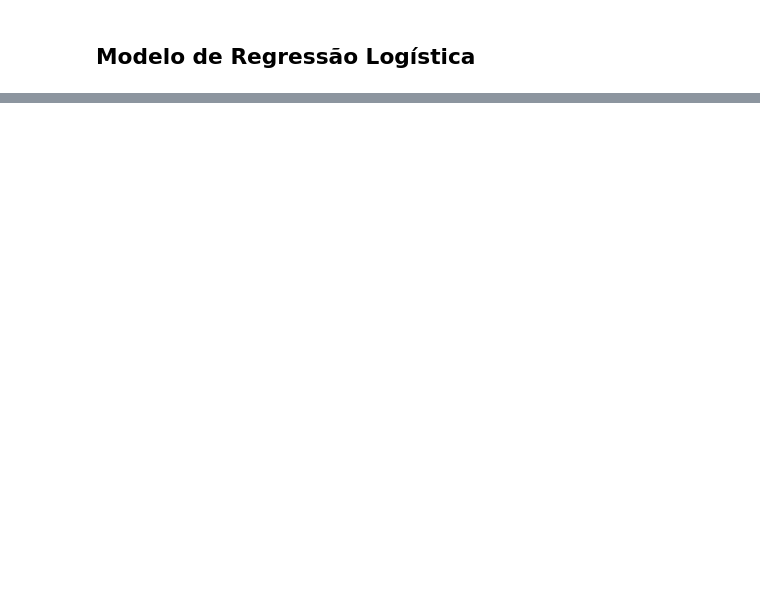
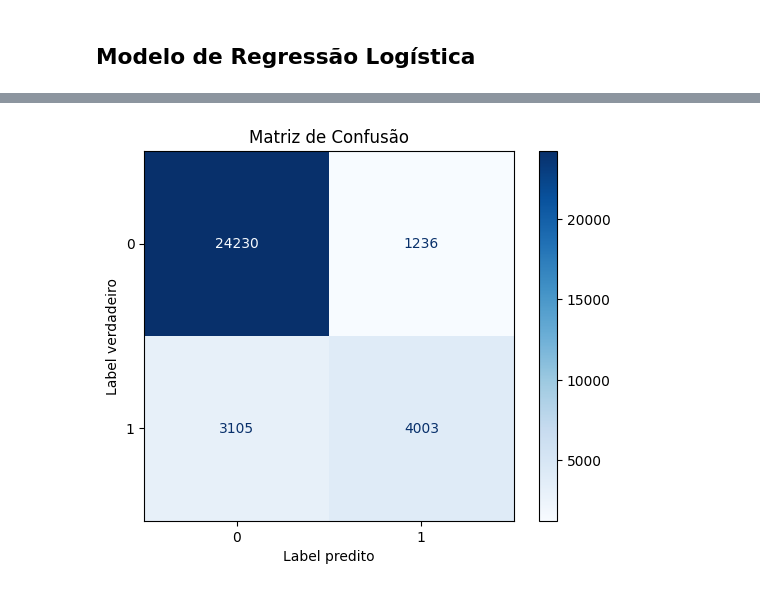
Before and after one commit to lucasgabwinter/modelo-pd-rl, a Jupyter notebook: caderno.ipynb, the cells around one changed output, grey strips where cells are left out. Saved outputs shown, nothing was run; the diff lists cells and outputs as text; code cells hidden in the pictures; blank space fills up the shorter version.

```diff
--- a/caderno.ipynb
+++ b/caderno.ipynb
@@ -391,0 +625,17 @@ LogisticRegression()
+# %%
+import matplotlib.pyplot as plt
+from sklearn.metrics import ConfusionMatrixDisplay
+
+disp = ConfusionMatrixDisplay.from_predictions(
+    Y,
+    y_pred,
+    cmap='Blues',
+    values_format='d'  # mostra inteiros
+)
+
+plt.title("Matriz de Confusão")
+plt.ylabel("Label verdadeiro")
+plt.xlabel("Label predito")
+plt.show()
+# %% [output]
+[figure, added]
```
Also changed, not shown: parts of 54 cells of this notebook, 5 other files.
